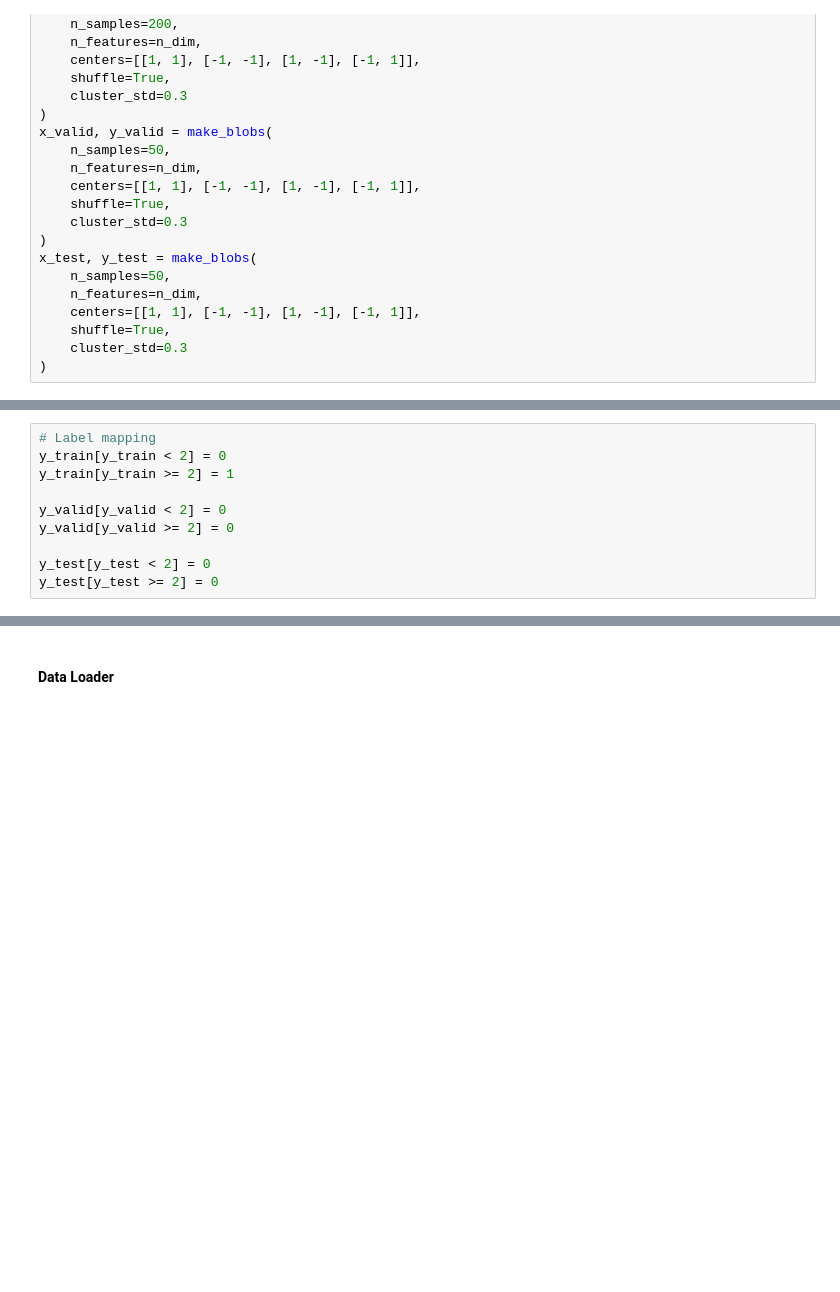
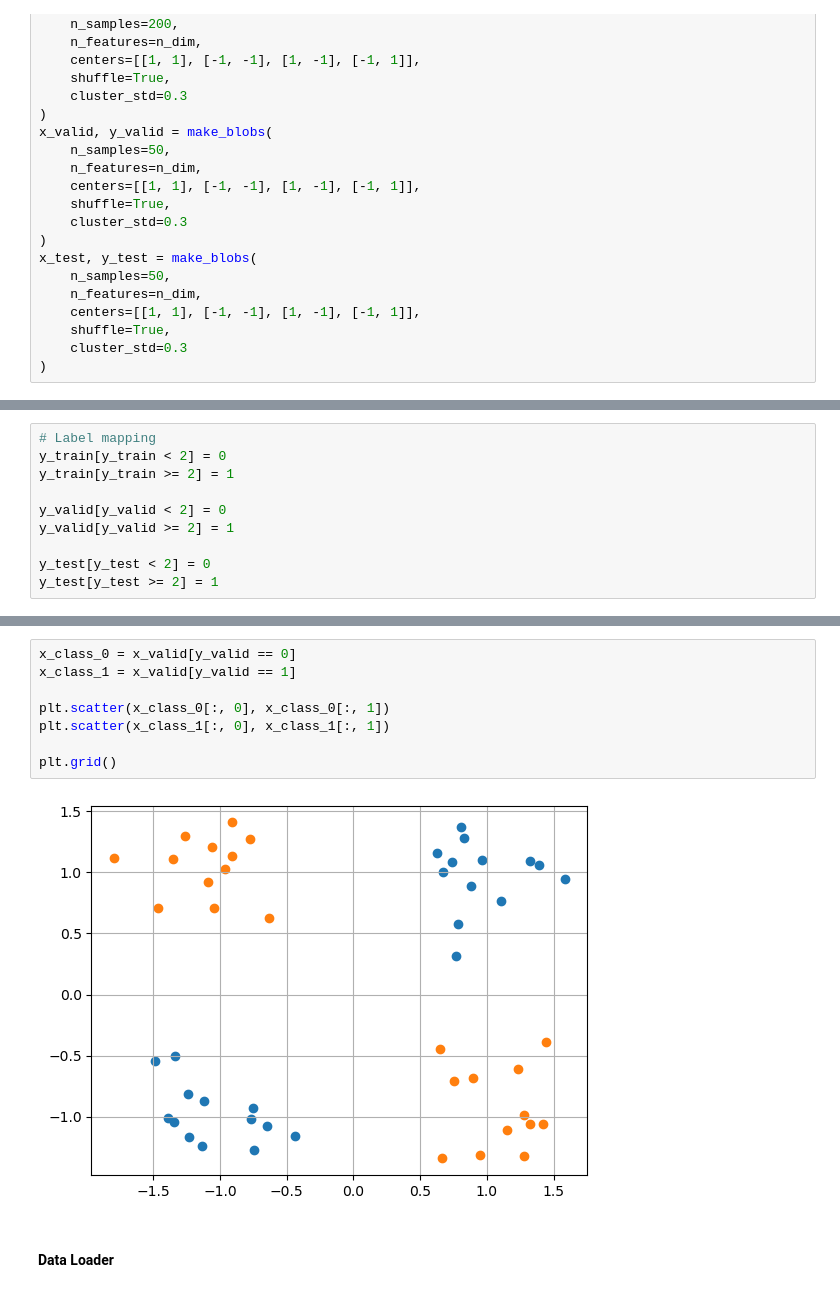
Before and after one commit to sngsuNoh/ML_short, a Jupyter notebook: mlp-classification/mlp-classification.ipynb, the cells around one changed output, grey strips where cells are left out. Drawn from its saved outputs; the diff is of its cells as text; blank space fills up the shorter version.

```diff
--- a/mlp-classification/mlp-classification.ipynb
+++ b/mlp-classification/mlp-classification.ipynb
@@ -51,10 +51,10 @@ y_train[y_train < 2] = 0
 y_train[y_train >= 2] = 1
 
 y_valid[y_valid < 2] = 0
-y_valid[y_valid >= 2] = 0
+y_valid[y_valid >= 2] = 1
 
 y_test[y_test < 2] = 0
-y_test[y_test >= 2] = 0
+y_test[y_test >= 2] = 1
 # %%
 y_train[:10]
 # %% [output]
@@ -72,3 +72,13 @@ plt.grid()
+# %%
+x_class_0 = x_valid[y_valid == 0]
+x_class_1 = x_valid[y_valid == 1]
+
+plt.scatter(x_class_0[:, 0], x_class_0[:, 1])
+plt.scatter(x_class_1[:, 0], x_class_1[:, 1])
+
+plt.grid()
+# %% [output]
+[figure, added]
 # %% [markdown]
 #### Data Loader
 # %%
```
Also changed, not shown: parts of 14 cells of this notebook.
